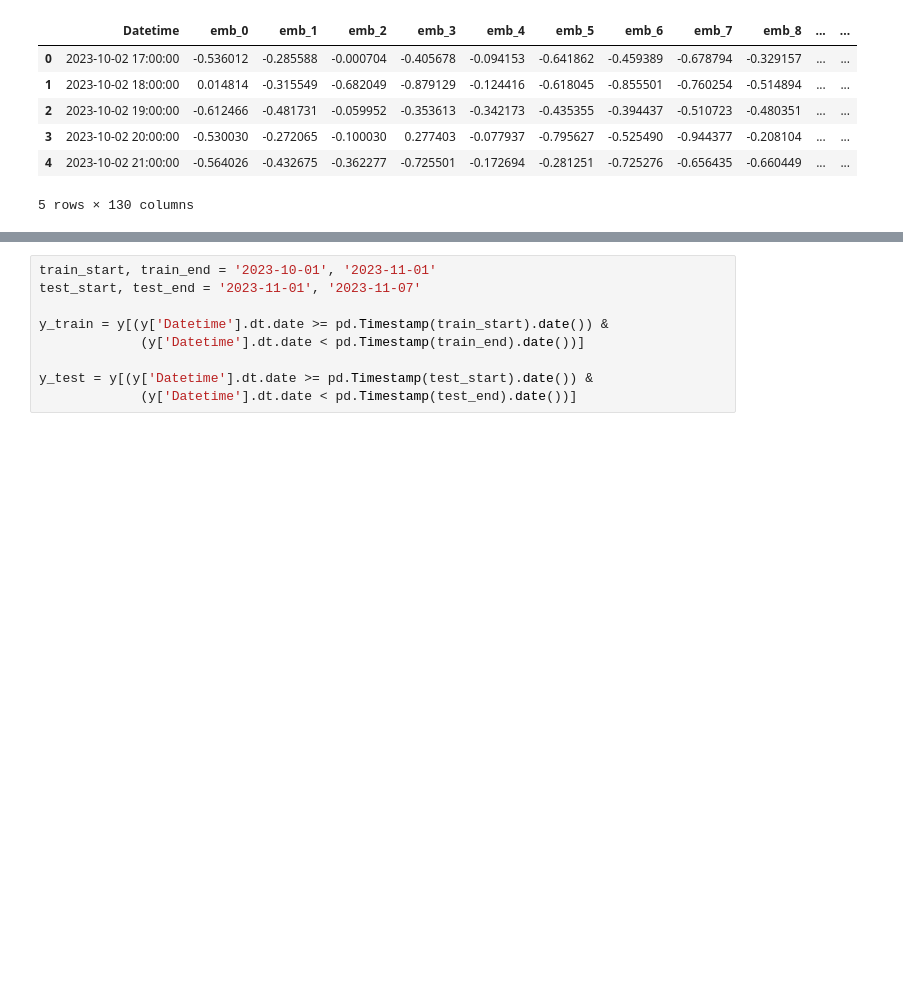
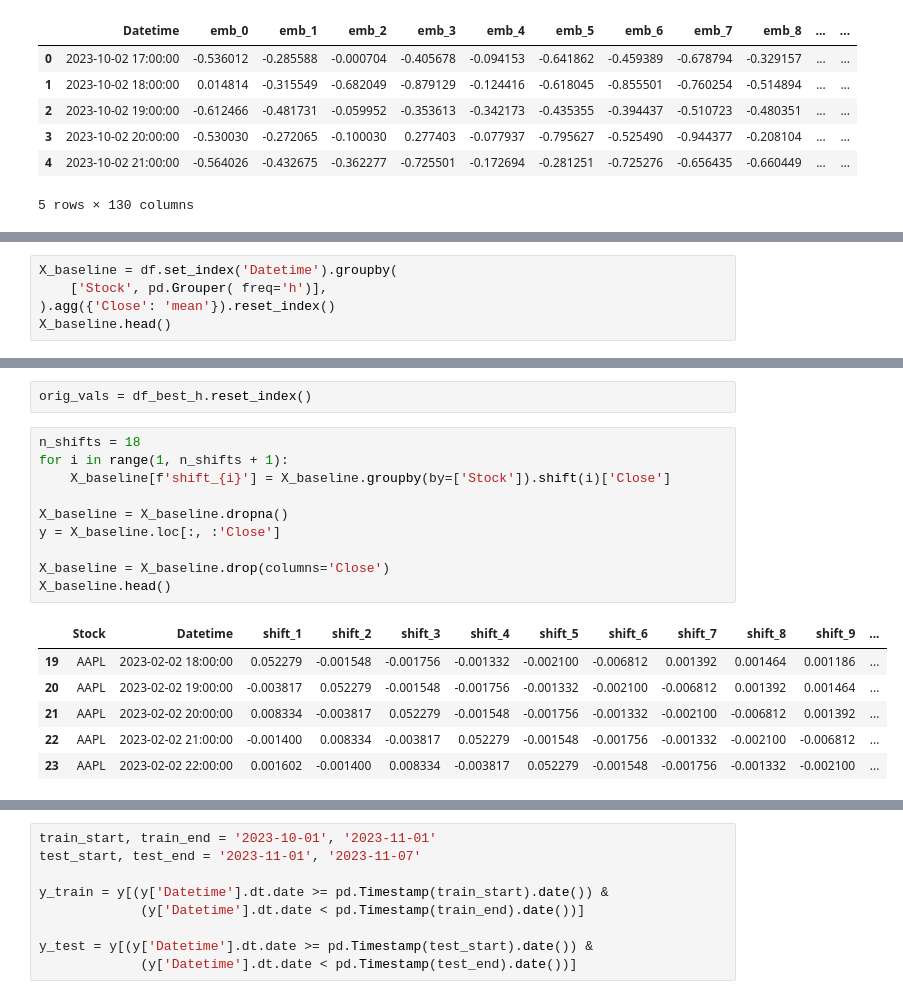
Before and after one commit to petrsokerin/Stock_Embedding, a Jupyter notebook: notebooks/TS2Vec.ipynb, the cells around one changed output, grey strips where cells are left out. Saved outputs shown, nothing was run; the diff lists cells and outputs as text; blank space fills up the shorter version.

```diff
--- a/notebooks/TS2Vec.ipynb
+++ b/notebooks/TS2Vec.ipynb
@@ -284,0 +426,5 @@ X_train.head()
+# %%
+X_baseline = df.set_index('Datetime').groupby(
+    ['Stock', pd.Grouper( freq='h')],
+).agg({'Close': 'mean'}).reset_index()
+X_baseline.head()
@@ -284,0 +438,19 @@ X_train.head()
+# %%
+orig_vals = df_best_h.reset_index()
+# %%
+n_shifts = 18
+for i in range(1, n_shifts + 1):
+    X_baseline[f'shift_{i}'] = X_baseline.groupby(by=['Stock']).shift(i)['Close']
+
+X_baseline = X_baseline.dropna()
+y = X_baseline.loc[:, :'Close']
+
+X_baseline = X_baseline.drop(columns='Close')
+X_baseline.head()
+# %% [output]
+|  | Stock | Datetime | shift_1 | shift_2 | shift_3 | shift_4 | shift_5 | shift_6 | shift_7 | shift_8 | shift_9 | ... |
+| 19 | AAPL | 2023-02-02 18:00:00 | 0.052279 | -0.001548 | -0.001756 | -0.001332 | -0.002100 | -0.006812 | 0.001392 | 0.001464 | 0.001186 | ... |
+| 20 | AAPL | 2023-02-02 19:00:00 | -0.003817 | 0.052279 | -0.001548 | -0.001756 | -0.001332 | -0.002100 | -0.006812 | 0.001392 | 0.001464 | ... |
+| 21 | AAPL | 2023-02-02 20:00:00 | 0.008334 | -0.003817 | 0.052279 | -0.001548 | -0.001756 | -0.001332 | -0.002100 | -0.006812 | 0.001392 | ... |
+| 22 | AAPL | 2023-02-02 21:00:00 | -0.001400 | 0.008334 | -0.003817 | 0.052279 | -0.001548 | -0.001756 | -0.001332 | -0.002100 | -0.006812 | ... |
+| 23 | AAPL | 2023-02-02 22:00:00 | 0.001602 | -0.001400 | 0.008334 | -0.003817 | 0.052279 | -0.001548 | -0.001756 | -0.001332 | -0.002100 | ... |
```
Also changed, not shown: parts of 44 cells of this notebook.
